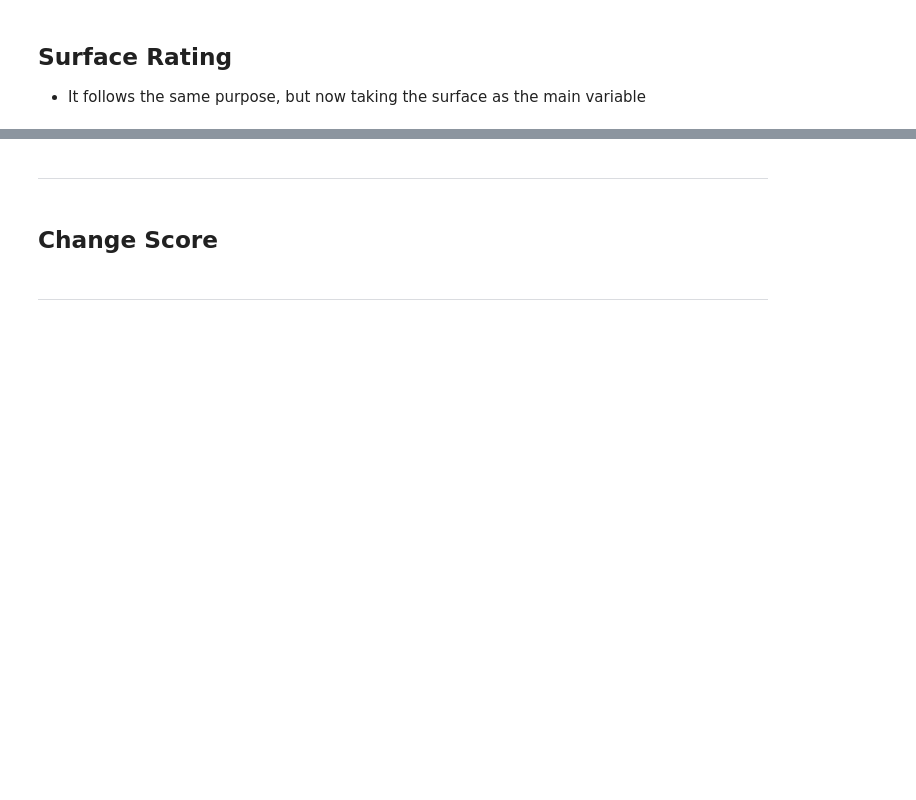
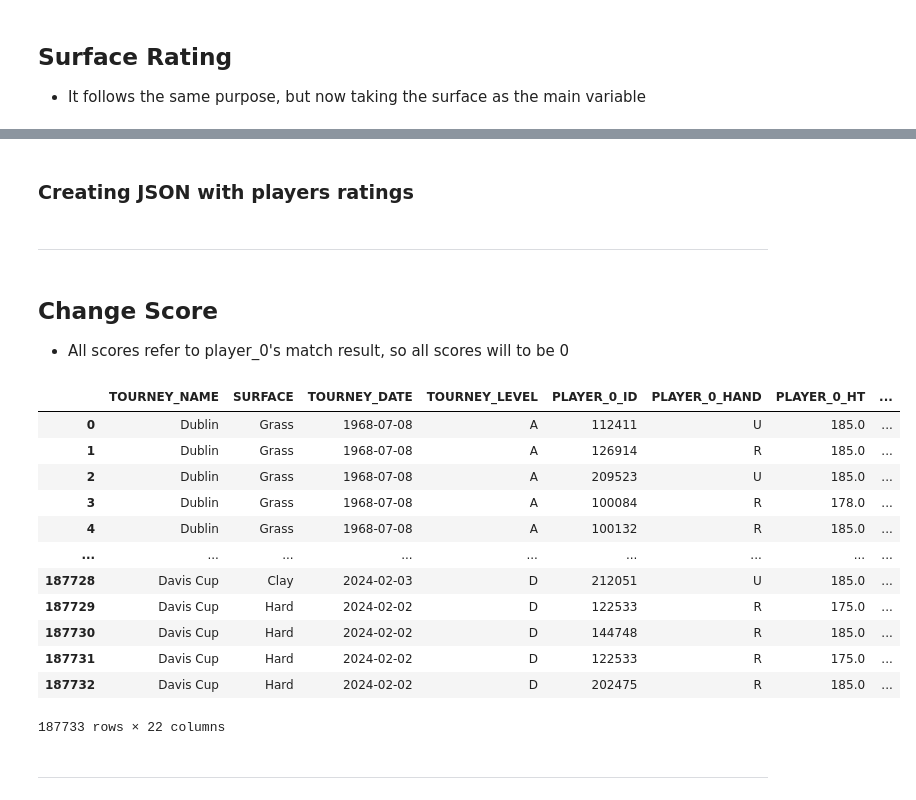
Before and after one commit to PauloRugani/atp-match-predictor, a Jupyter notebook: notebooks/3_feature_engineering.ipynb, the cells around one changed output, grey strips where cells are left out. Drawn from its saved outputs; the diff is of its cells as text; code cells hidden in the pictures; blank space fills up the shorter version.

```diff
--- a/notebooks/3_feature_engineering.ipynb
+++ b/notebooks/3_feature_engineering.ipynb
@@ -169,7 +169,7 @@ def calculate_rating(rating: float, perc_games:float, expec_win: float) -> float
     else:
         K = 30
 
-    new_rating = rating + K * (perc_games - expec_win) #NOSONAR
+    new_rating = round(rating + K * (perc_games - expec_win), 3) #NOSONAR
     return new_rating
 
 
@@ -177,18 +177,17 @@ def calculate_rating(rating: float, perc_games:float, expec_win: float) -> float
 players: dict[str, float] = {}
 for index, row in df.iterrows():
     player_0, player_1 = row['PLAYER_0_ID'], row['PLAYER_1_ID']
-    players.setdefault(player_0, 2000)
-    players.setdefault(player_1, 2000)
+    players.setdefault(player_0, {}).setdefault('RATING', 2000)
+    players.setdefault(player_1, {}).setdefault('RATING', 2000)
+    percent_game_0, percent_game_1 = calculate_games(row['SCORE'])
+    e0, e1 = expected_score(players[player_0]['RATING'], players[player_1]['RATING'])
 
-    percent_game_0, percent_game_1 = calculate_games(row['SCORE'])
-    e0, e1 = expected_score(players[player_0], players[player_1])
-
-    new_rating_0 = calculate_rating(players[player_0], percent_game_0, e0)
-    new_rating_1 = calculate_rating(players[player_1], percent_game_1, e1)
+    new_rating_0 = calculate_rating(players[player_0]['RATING'], percent_game_0, e0)
+    new_rating_1 = calculate_rating(players[player_1]['RATING'], percent_game_1, e1)
 
     df.at[index, 'PLAYER_0_RATING'], df.at[index, 'PLAYER_1_RATING'] = new_rating_0, new_rating_1
-    df.at[index, 'RATING_DIFF'] = abs(new_rating_0 - new_rating_1)
-    players[player_0], players[player_1] = new_rating_0, new_rating_1
+    df.at[index, 'RATING_DIFF'] = round(abs(new_rating_0 - new_rating_1), 3)
+    players[player_0]['RATING'], players[player_1]['RATING'] = new_rating_0, new_rating_1
 # %%
 # Top 5 players in 2024
 df[df['TOURNEY_DATE'] > '2024-01-01'].sort_values(by='PLAYER_0_RATING', ascending=False).drop_duplicates(subset='PLAYER_0_ID').head(6)
@@ -228,3 +217,19 @@ with open(json_file_path, 'w') as json_file:
 ## Surface Rating
 
 - It follows the same purpose, but now taking the surface as the main variable
+# %%
+# All functions and variables were created previously
+for index, row in df.iterrows():
+    player_0, player_1, surface = row['PLAYER_0_ID'], row['PLAYER_1_ID'], row['SURFACE']
+    col_surface_rating = f'{surface.upper()}_RATING'
+    players.setdefault(player_0, {}).setdefault(col_surface_rating, 2000)
+    players.setdefault(player_1, {}).setdefault(col_surface_rating, 2000)
+    percent_game_0, percent_game_1 = calculate_games(row['SCORE'])
+    e0, e1 = expected_score(players[player_0][col_surface_rating], players[player_1][col_surface_rating])
+
+    new_rating_0 = calculate_rating(players[player_0][col_surface_rating], percent_game_0, e0)
+    new_rating_1 = calculate_rating(players[player_1][col_surface_rating], percent_game_1, e1)
+
+    df.at[index, 'PLAYER_0_SURFACE_RATING'], df.at[index, 'PLAYER_1_SURFACE_RATING'] = new_rating_0, new_rating_1
+    df.at[index, 'SURFACE_RATING_DIFF'] = round(abs(new_rating_0 - new_rating_1), 3)
+    players[player_0][col_surface_rating], players[player_1][col_surface_rating] = new_rating_0, new_rating_1
@@ -230,0 +273,2 @@ with open(json_file_path, 'w') as json_file:
+# %% [markdown]
+### Creating JSON with players ratings
@@ -232,6 +284,25 @@ with open(json_file_path, 'w') as json_file:
 ---
 # %% [markdown]
 ## Change Score
+
+- All scores refer to player_0's match result, so all scores will to be 0
+# %%
+df['SCORE'] = 0
+df
+# %% [output]
+|  | TOURNEY_NAME | SURFACE | TOURNEY_DATE | TOURNEY_LEVEL | PLAYER_0_ID | PLAYER_0_HAND | PLAYER_0_HT | ... |
+| 0 | Dublin | Grass | 1968-07-08 | A | 112411 | U | 185.0 | ... |
+| 1 | Dublin | Grass | 1968-07-08 | A | 126914 | R | 185.0 | ... |
+| 2 | Dublin | Grass | 1968-07-08 | A | 209523 | U | 185.0 | ... |
+| 3 | Dublin | Grass | 1968-07-08 | A | 100084 | R | 178.0 | ... |
+| 4 | Dublin | Grass | 1968-07-08 | A | 100132 | R | 185.0 | ... |
+| ... | ... | ... | ... | ... | ... | ... | ... | ... |
+| 187728 | Davis Cup | Clay | 2024-02-03 | D | 212051 | U | 185.0 | ... |
+| 187729 | Davis Cup | Hard | 2024-02-02 | D | 122533 | R | 175.0 | ... |
+| 187730 | Davis Cup | Hard | 2024-02-02 | D | 144748 | R | 185.0 | ... |
+| 187731 | Davis Cup | Hard | 2024-02-02 | D | 122533 | R | 175.0 | ... |
+| 187732 | Davis Cup | Hard | 2024-02-02 | D | 202475 | R | 185.0 | ... |
+187733 rows × 22 columns
 # %% [markdown]
 ---
 # %% [markdown]
```
Also changed, not shown: parts of 16 cells of this notebook, 2 other files.
